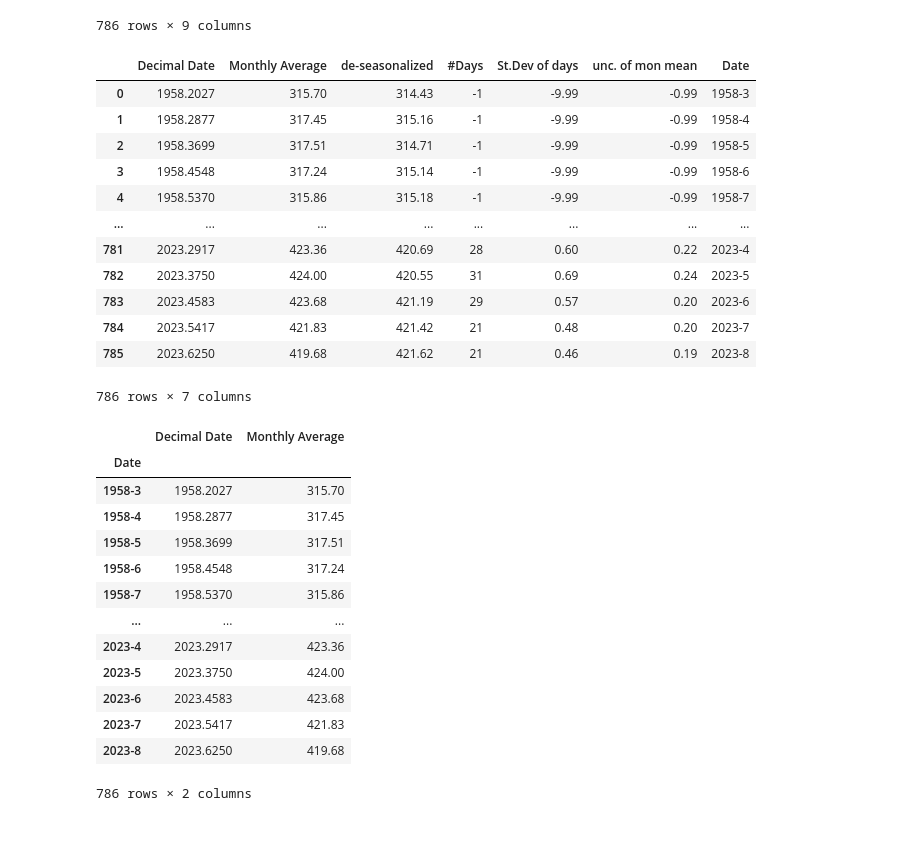
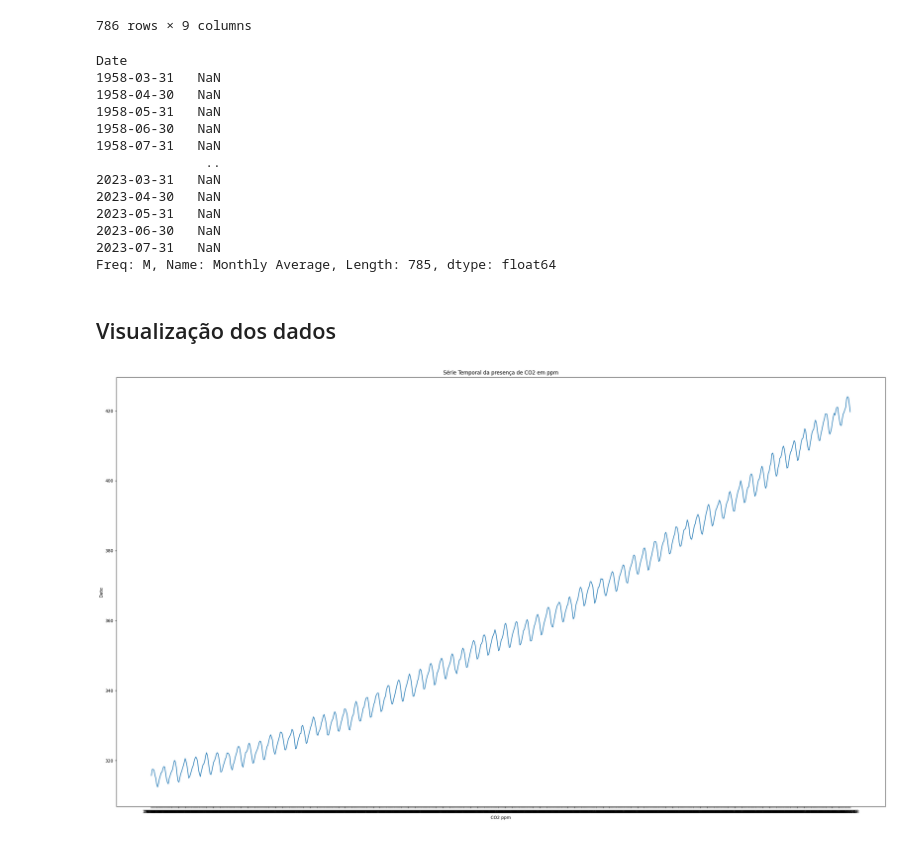
Before and after one commit to Joaof14/Data_Science_projects, a Jupyter notebook: CO2_Serie_temporal/Series_temporais.ipynb, the cells around one changed output. Cells and saved outputs as stored; diff of their text form; code cells hidden in the pictures.

Commit message:
dados prontos para visualização

```diff
--- a/CO2_Serie_temporal/Series_temporais.ipynb
+++ b/CO2_Serie_temporal/Series_temporais.ipynb
@@ -76,3 +77,6 @@ unc. of mon mean    0
 dtype: int64
 # %%
 df['Date'] = df['Year'].map(str) + '-' +  df['Month'].map(str)
+# %%
+df['Date'] = pd.to_datetime(df['Date']).dt.strftime('%Y-%m')
+df['Date']
@@ -92,38 +109,32 @@ df
 | 784 | 2023 | 7 | 2023.5417 | 421.83 | 421.42 | 21 | 0.48 | ... |
 | 785 | 2023 | 8 | 2023.6250 | 419.68 | 421.62 | 21 | 0.46 | ... |
 786 rows × 9 columns
-# %%
-df.drop(labels = ['Year','Month'], axis = 1)
-# %% [output]
-|  | Decimal Date | Monthly Average | de-seasonalized | #Days | St.Dev of days | unc. of mon mean | Date |
-| 0 | 1958.2027 | 315.70 | 314.43 | -1 | -9.99 | -0.99 | 1958-3 |
-| 1 | 1958.2877 | 317.45 | 315.16 | -1 | -9.99 | -0.99 | 1958-4 |
-| 2 | 1958.3699 | 317.51 | 314.71 | -1 | -9.99 | -0.99 | 1958-5 |
-| 3 | 1958.4548 | 317.24 | 315.14 | -1 | -9.99 | -0.99 | 1958-6 |
-| 4 | 1958.5370 | 315.86 | 315.18 | -1 | -9.99 | -0.99 | 1958-7 |
-| ... | ... | ... | ... | ... | ... | ... | ... |
-| 781 | 2023.2917 | 423.36 | 420.69 | 28 | 0.60 | 0.22 | 2023-4 |
-| 782 | 2023.3750 | 424.00 | 420.55 | 31 | 0.69 | 0.24 | 2023-5 |
-| 783 | 2023.4583 | 423.68 | 421.19 | 29 | 0.57 | 0.20 | 2023-6 |
-| 784 | 2023.5417 | 421.83 | 421.42 | 21 | 0.48 | 0.20 | 2023-7 |
-| 785 | 2023.6250 | 419.68 | 421.62 | 21 | 0.46 | 0.19 | 2023-8 |
-786 rows × 7 columns
 # %%
-serie_temporal = df.set_index('Date')[['Decimal Date','Monthly Average']]
+serie_temporal = df.set_index('Date')['Monthly Average']
 # %%
-serie_temporal
+serie_temporal.asfreq('M')
 # %% [output]
-|  | Decimal Date | Monthly Average |
-| Date |  |  |
-| 1958-3 | 1958.2027 | 315.70 |
-| 1958-4 | 1958.2877 | 317.45 |
-| 1958-5 | 1958.3699 | 317.51 |
-| 1958-6 | 1958.4548 | 317.24 |
-| 1958-7 | 1958.5370 | 315.86 |
-| ... | ... | ... |
-| 2023-4 | 2023.2917 | 423.36 |
-| 2023-5 | 2023.3750 | 424.00 |
-| 2023-6 | 2023.4583 | 423.68 |
-| 2023-7 | 2023.5417 | 421.83 |
-| 2023-8 | 2023.6250 | 419.68 |
-786 rows × 2 columns
+Date
+1958-03-31   NaN
+1958-04-30   NaN
+1958-05-31   NaN
+1958-06-30   NaN
+1958-07-31   NaN
+              ..
+2023-03-31   NaN
+2023-04-30   NaN
+2023-05-31   NaN
+2023-06-30   NaN
+2023-07-31   NaN
+Freq: M, Name: Monthly Average, Length: 785, dtype: float64
+# %% [markdown]
+## Visualização dos dados
+# %%
+plt.figure(figsize = (32, 18))
+plt.plot(serie_temporal)
+plt.xlabel('CO2 ppm')
+plt.ylabel('Date')
+plt.title('Série Temporal da presença de CO2 em ppm')
+plt.show()
+# %% [output]
+[figure, added]
```
Also changed, not shown: parts of 4 cells of this notebook.
